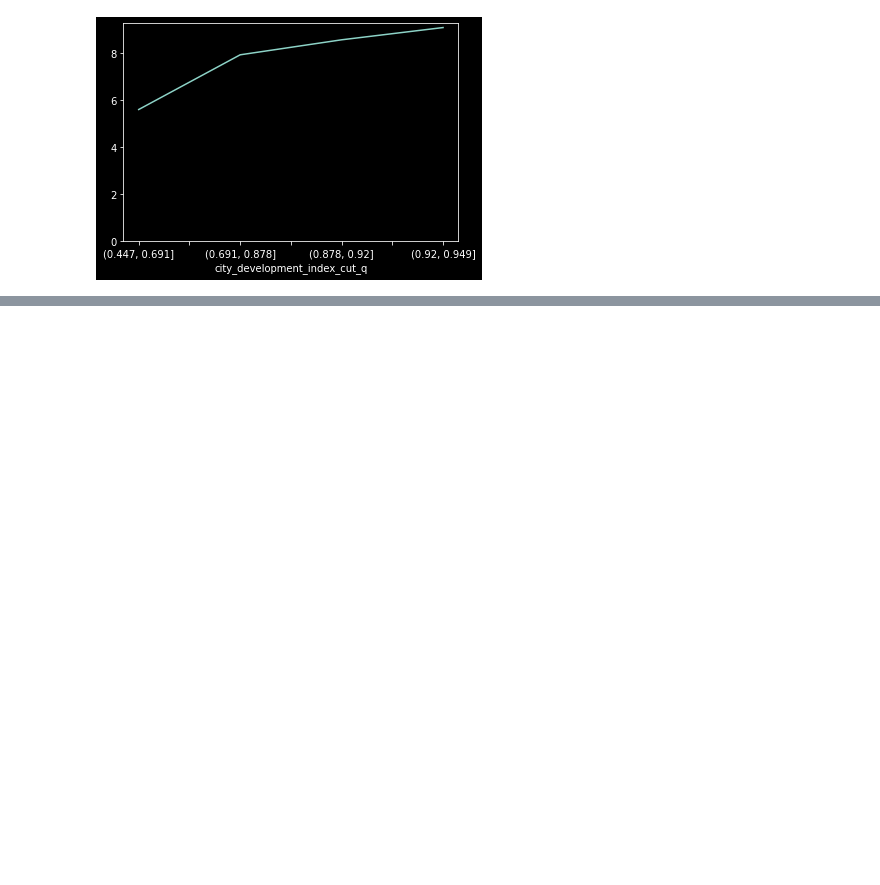
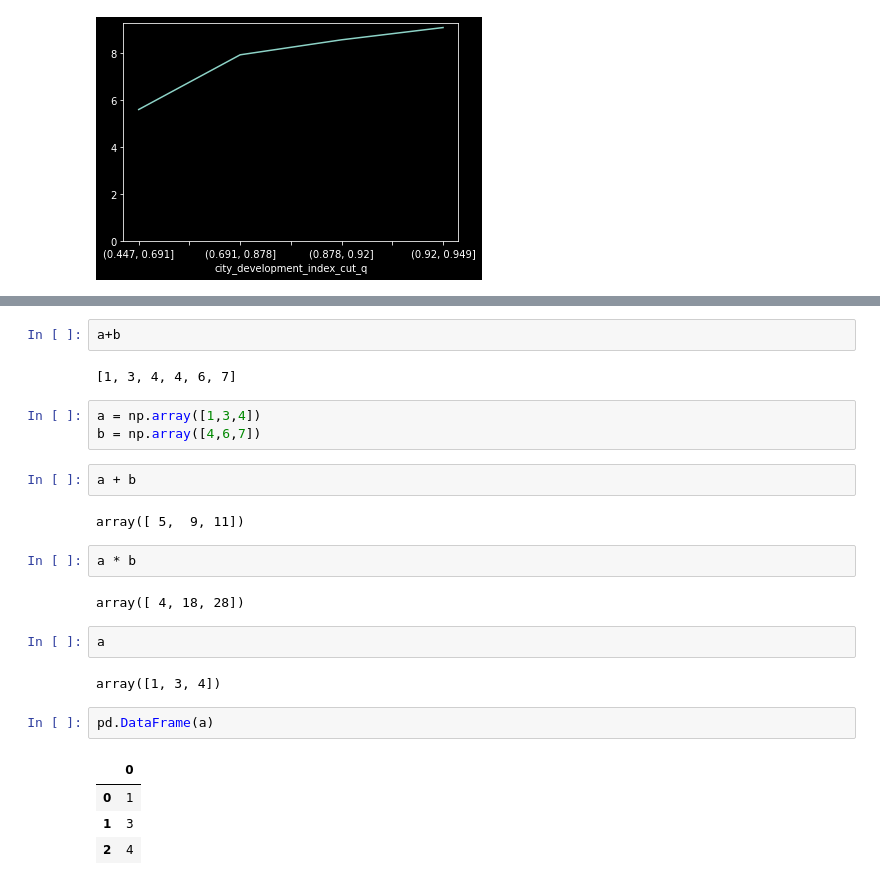
Before and after one commit to arsengir/colab, a Jupyter notebook: pandas_gleb.ipynb, the cells around one changed output, grey strips where cells are left out. Saved outputs shown, nothing was run; the diff lists cells and outputs as text; blank space fills up the shorter version.

```diff
--- a/pandas_gleb.ipynb
+++ b/pandas_gleb.ipynb
@@ -1138,0 +1296,26 @@ df[df['experience_int'] < 999].plot(x='city_development_index', y='experience_in
+# %%
+a+b
+# %% [output]
+[1, 3, 4, 4, 6, 7]
+# %%
+a = np.array([1,3,4])
+b = np.array([4,6,7])
+# %%
+a + b
+# %% [output]
+array([ 5,  9, 11])
+# %%
+a * b
+# %% [output]
+array([ 4, 18, 28])
+# %%
+a
+# %% [output]
+array([1, 3, 4])
+# %%
+pd.DataFrame(a)
+# %% [output]
+|  | 0 |
+| 0 | 1 |
+| 1 | 3 |
+| 2 | 4 |
```
Also changed, not shown: parts of 27 cells of this notebook.
